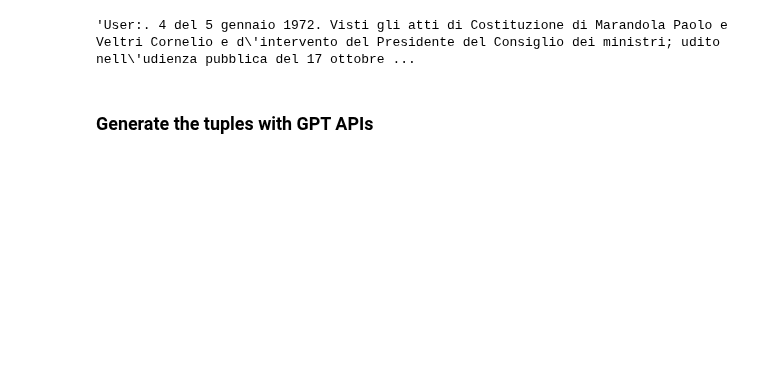
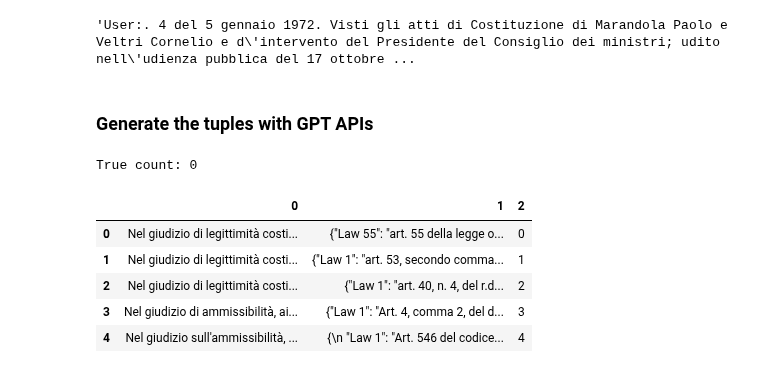
Before and after one commit to IGieckI/Thesis, a Jupyter notebook: Data/COMMA antinomial extraction.ipynb, the cells around one changed output. Drawn from its saved outputs; the diff is of its cells as text; code cells hidden in the pictures; blank space fills up the shorter version.

Commit message:
Advancement on COMMA extraction with GPT4

```diff
--- a/Data/COMMA antinomial extraction.ipynb
+++ b/Data/COMMA antinomial extraction.ipynb
@@ -105,7 +109,7 @@ def parse_llm_JSONoutput(model_output, model_name):
 
 
     for index, row in model_output.iterrows():
-        text, output = row
+        text, output, chunk_id = row
 
         json_matches = json_pattern.findall(output)
 
@@ -118,6 +122,7 @@ def parse_llm_JSONoutput(model_output, model_name):
                 json_obj = json.loads(json_str)[0]
                 results.append(json_obj)
                 true_count += 1 if json_obj["Are antinomial"] == True else 0
+                json_obj["Sentence id"] = chunk_id
                 print("Extracted JSON:", json_obj)
             except json.JSONDecodeError as e:
                 print(json_str)
@@ -210,8 +213,8 @@ for model_data_key in models.keys():
     model, tokenizer = init_model(model_data["model_name"], model_data["quantization_type"])
 
     for i, text in enumerate(valid_texts):
-        if i > 10:
-            break
+        #if i > 10:
+         #   break
 
         chunks = split_text(text, model_data["context_window"]*0.8)
         for chunk in chunks:
@@ -248,7 +245,8 @@ df[1][2]
 
 # GPT3.5: mg-gpt-35-turbo-16k
 # GPT4: mg-gpt-4-0613
-llm = AzureChatOpenAI(deployment_name="mg-gpt-35-turbo-16k", temperature=0.7)
+# GPT4o: gpt-4o
+llm = AzureChatOpenAI(deployment_name="mg-gpt-4-0613", temperature=0.7)
 
 prompt_template = """
     I am going to give you a text, extract all pairs of antinomian laws as JSON like {{"Law 1": "...", "Law 2": "...", "Are antinomial": true if they are, false otherwise}} for each pair. Answer directly without any preamble or comment. Answer always using a correct Italian. DON'T PUT MORE THAN ONE PAIR IN A SINGLE JSON.
@@ -267,15 +265,26 @@ chain = prompt | llm | StrOutputParser()
 results_gpt = []
 
 for i, text in enumerate(valid_texts):
-    if i > 10:
+    if i > 100:
         break
     chunks = split_text(text, int(16000*0.8))
 
     for chunk in chunks:
         output = chain.invoke({"text": chunk })
 
-        results_gpt.append([chunk, output])
+        results_gpt.append([chunk, output, i])
 
 
 df = pd.DataFrame(results_gpt)
-parse_llm_JSONoutput(df, "GPT35")
+parse_llm_JSONoutput(df, "GPT4")
+# %% [output]
+True count: 0
+# %%
+df.head()
+# %% [output]
+|  | 0 | 1 | 2 |
+| 0 | Nel giudizio di legittimità costi... | {"Law 55": "art. 55 della legge o... | 0 |
+| 1 | Nel giudizio di legittimità costi... | {"Law 1": "art. 53, secondo comma... | 1 |
+| 2 | Nel giudizio di legittimità costi... | {"Law 1": "art. 40, n. 4, del r.d... | 2 |
+| 3 | Nel giudizio di ammissibilità, ai... | {"Law 1": "Art. 4, comma 2, del d... | 3 |
+| 4 | Nel giudizio sull'ammissibilità, ... | {\n "Law 1": "Art. 546 del codice... | 4 |
```
Also changed, not shown: parts of 5 cells of this notebook.
